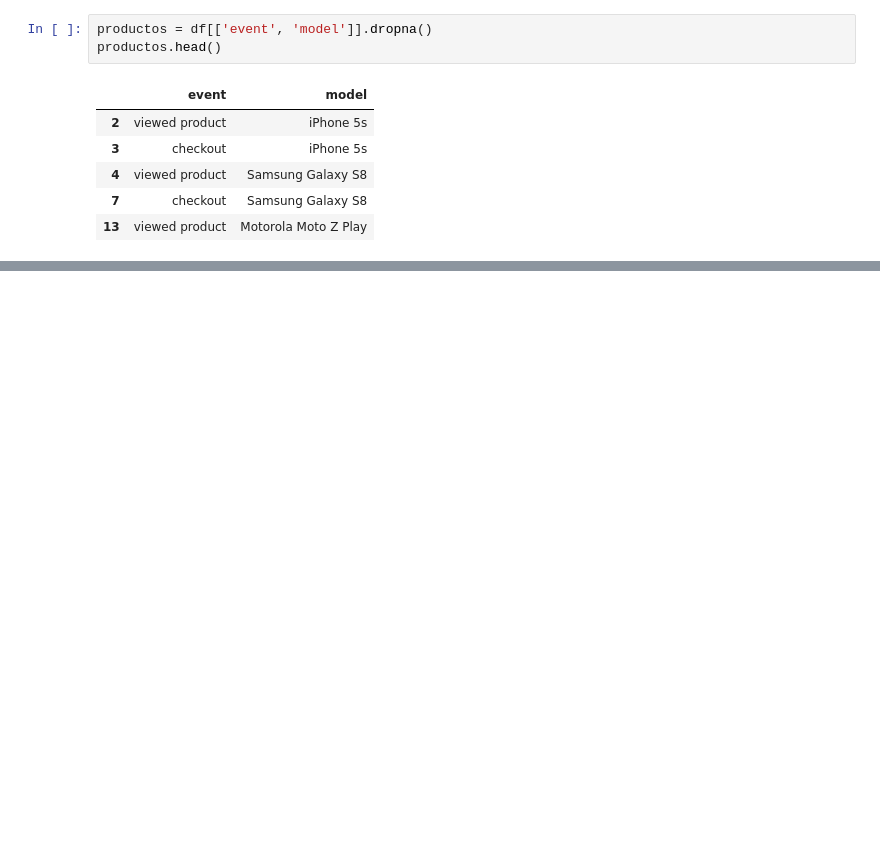
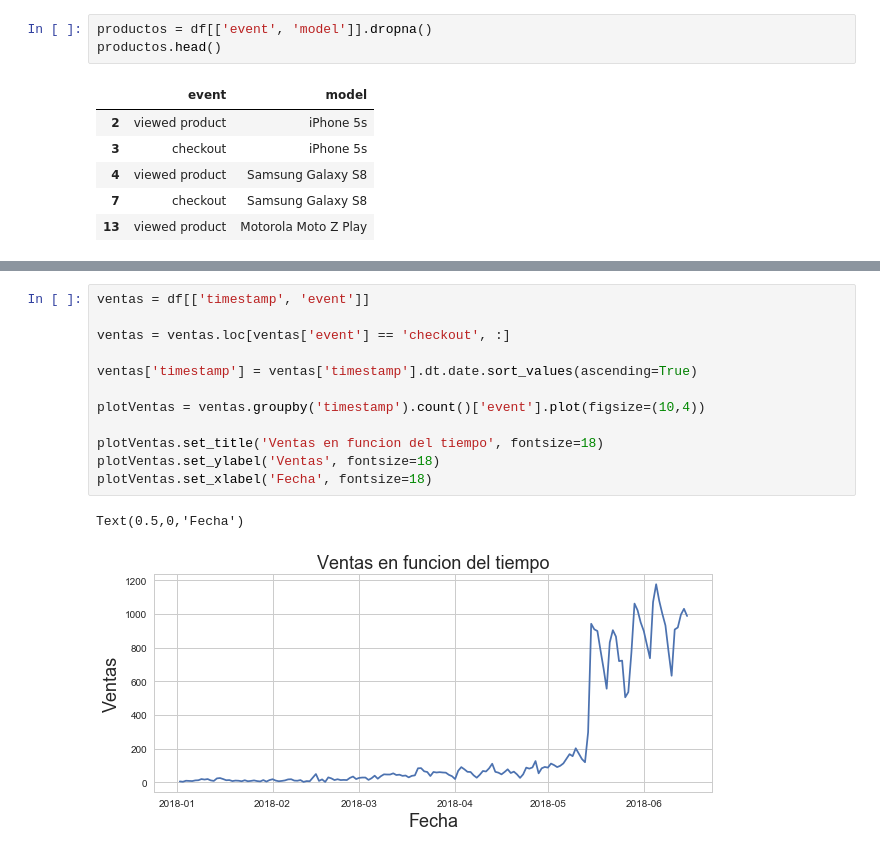
Before and after one commit to MartinCohen98/OrganizacionDeDatosTP1, a Jupyter notebook: AnalisisExploratorioMartin.ipynb, the cells around one changed output, grey strips where cells are left out. Drawn from its saved outputs; the diff is of its cells as text; blank space fills up the shorter version.

```diff
--- a/AnalisisExploratorioMartin.ipynb
+++ b/AnalisisExploratorioMartin.ipynb
@@ -119,0 +130,15 @@ Text(0,0.5,'Cantidad de eventos')
+# %%
+ventas = df[['timestamp', 'event']]
+
+ventas = ventas.loc[ventas['event'] == 'checkout', :]
+
+ventas['timestamp'] = ventas['timestamp'].dt.date.sort_values(ascending=True)
+
+plotVentas = ventas.groupby('timestamp').count()['event'].plot(figsize=(10,4))
+
+plotVentas.set_title('Ventas en funcion del tiempo', fontsize=18)
+plotVentas.set_ylabel('Ventas', fontsize=18)
+plotVentas.set_xlabel('Fecha', fontsize=18)
+# %% [output]
+Text(0.5,0,'Fecha')
+[figure, added]
```
Also changed, not shown: parts of 6 cells of this notebook.
